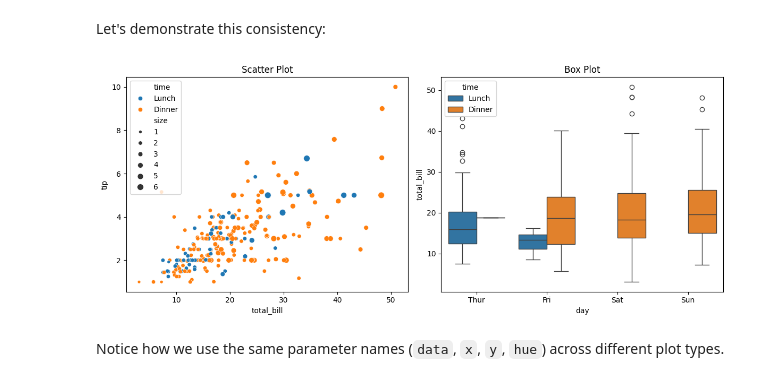
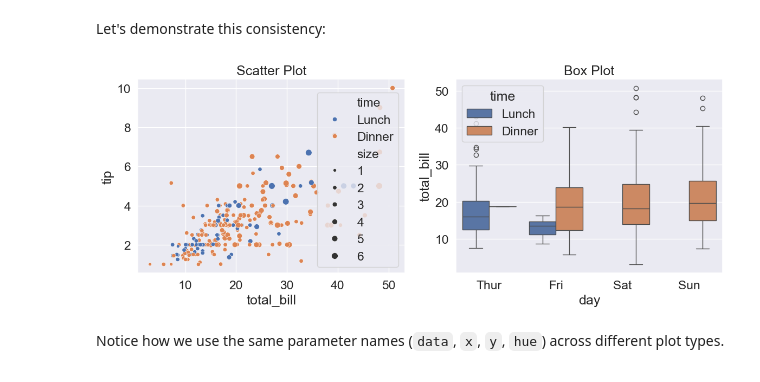
Before and after one commit to pytopia/Data-Visualization, a Jupyter notebook: Lectures/05 Getting Started with Seaborn/02 Understanding Seaborn Plot Types.ipynb, the cells around one changed output. Saved outputs shown, nothing was run; the diff lists cells and outputs as text; code cells hidden in the pictures.

```diff
--- a/Lectures/05 Getting Started with Seaborn/02 Understanding Seaborn Plot Types.ipynb
+++ b/Lectures/05 Getting Started with Seaborn/02 Understanding Seaborn Plot Types.ipynb
@@ -207,23 +194,25 @@ Let's demonstrate this consistency:
 # %%
 import seaborn as sns
 import matplotlib.pyplot as plt
+
+sns.set_theme(font_scale=1.5)
 
 # Load the tips dataset
 tips = sns.load_dataset("tips")
 
 fig, (ax1, ax2) = plt.subplots(1, 2, figsize=(12, 5))
 
 # Scatter plot
 sns.scatterplot(data=tips, x="total_bill", y="tip", hue="time", size="size", ax=ax1)
 ax1.set_title("Scatter Plot")
 
 # Box plot
 sns.boxplot(data=tips, x="day", y="total_bill", hue="time", ax=ax2)
 ax2.set_title("Box Plot")
 
 plt.tight_layout()
 # %% [output]
-[figure, old version]
+[figure, new version]
 # %% [markdown]
 Notice how we use the same parameter names (`data`, `x`, `y`, `hue`) across different plot types.
 # %% [markdown]
```
Also changed, not shown: parts of 10 cells of this notebook.
